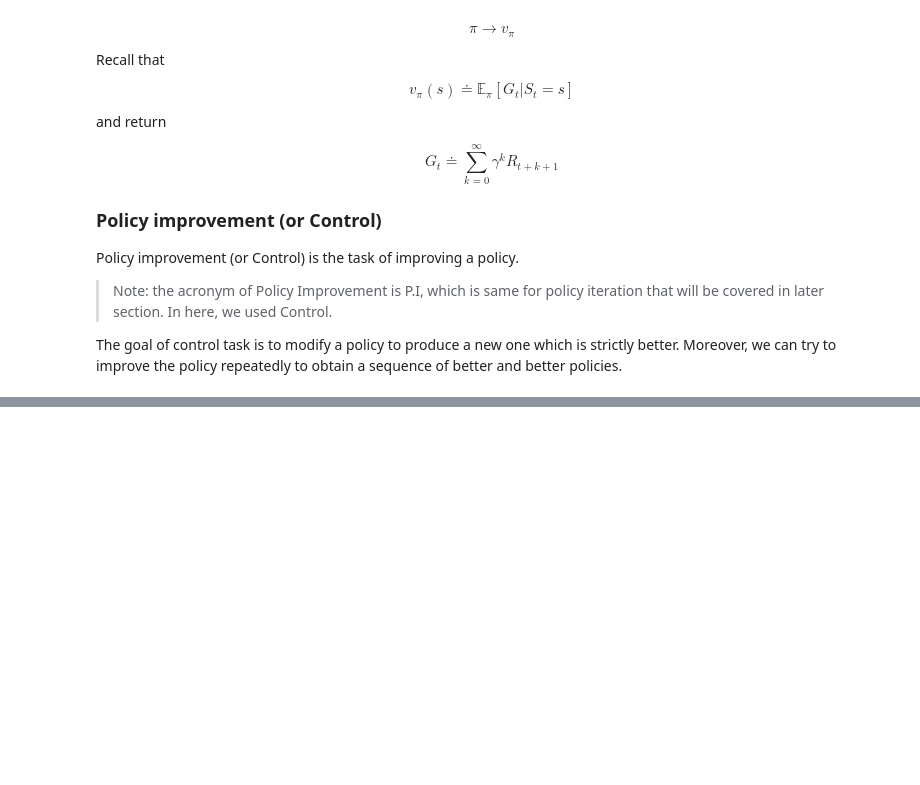
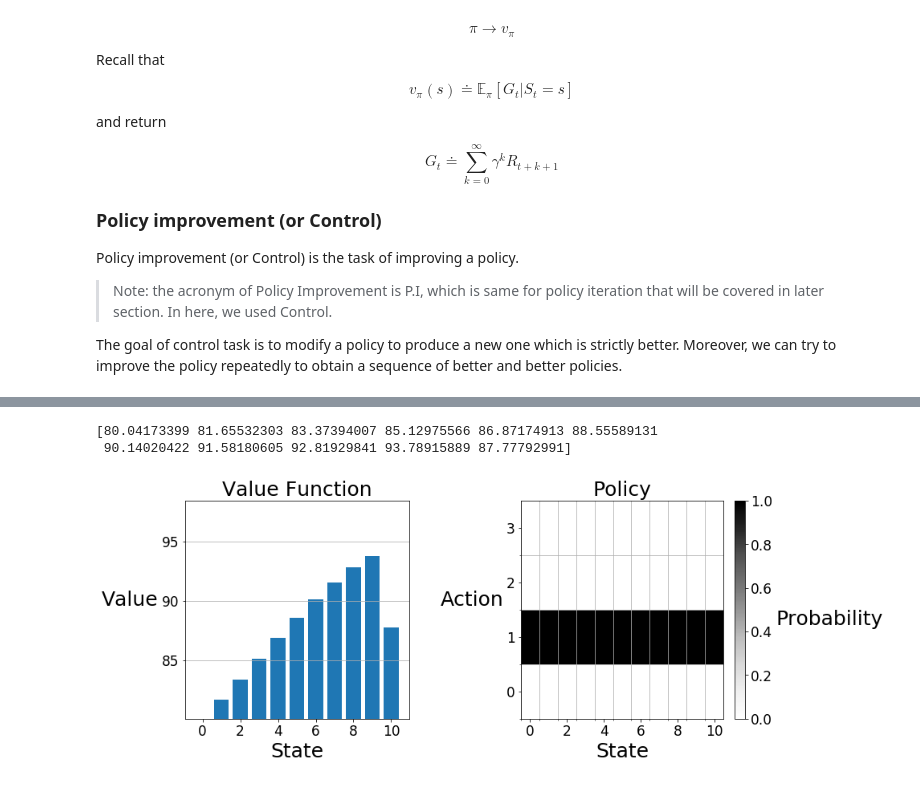
Before and after one commit to anilkunwar/coursera, a Jupyter notebook: UoA_Fundamentals_of_Reinforcement_Learning/dynamic-programming.ipynb, the cells around one changed output, grey strips where cells are left out. Saved outputs shown, nothing was run; the diff lists cells and outputs as text; code cells hidden in the pictures; blank space fills up the shorter version.

```diff
--- a/UoA_Fundamentals_of_Reinforcement_Learning/dynamic-programming.ipynb
+++ b/UoA_Fundamentals_of_Reinforcement_Learning/dynamic-programming.ipynb
@@ -41,0 +228,11 @@ The goal of control task is to modify a policy to produce a new one which is str
+# %%
+def evaluate_policy(env, V, pi, gamma, theta):
+    delta = float('inf')
+    while delta > theta:
+        delta = 0
+        for s in env.S:
+            v = V[s]
+            bellman_update(env, V, pi, s, gamma)
+            delta = max(delta, abs(v - V[s]))
+
+    return V
@@ -41,0 +250,39 @@ The goal of control task is to modify a policy to produce a new one which is str
+# %%
+# set up test environment
+num_spaces = 10
+num_prices = 4
+env = tools.ParkingWorld(num_spaces, num_prices)
+
+# build test policy
+city_policy = np.zeros((num_spaces + 1, num_prices))
+city_policy[:, 1] = 1
+
+gamma = 0.9
+theta = 0.1
+
+V = np.zeros(num_spaces + 1)
+V = evaluate_policy(env, V, city_policy, gamma, theta)
+
+print(V)
+# %% [output]
+[80.04173399 81.65532303 83.37394007 85.12975566 86.87174913 88.55589131
+ 90.14020422 91.58180605 92.81929841 93.78915889 87.77792991]
+# %%
+# set up test environment
+num_spaces = 10
+num_prices = 4
+env = tools.ParkingWorld(num_spaces, num_prices)
+
+# build test policy
+city_policy = np.zeros((num_spaces + 1, num_prices))
+city_policy[:, 1] = 1
+
+gamma = 0.9
+theta = 0.1
+
+V = np.zeros(num_spaces + 1)
+V = evaluate_policy(env, V, city_policy, gamma, theta)
+# %%
+tools.plot(V, city_policy)
+# %% [output]
+[figure, added]
```
Also changed, not shown: parts of 51 cells of this notebook, 4 other files.
